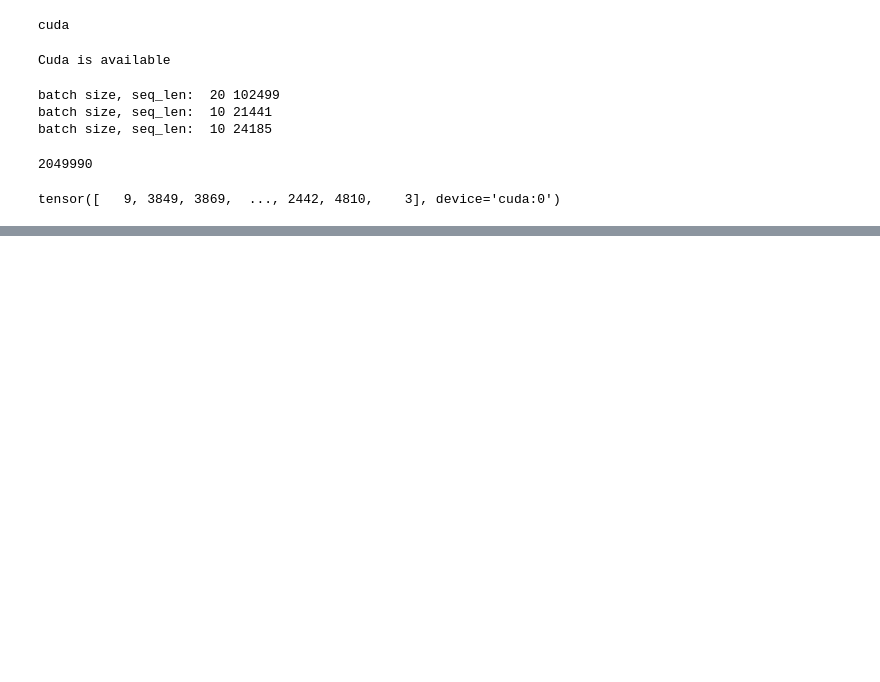
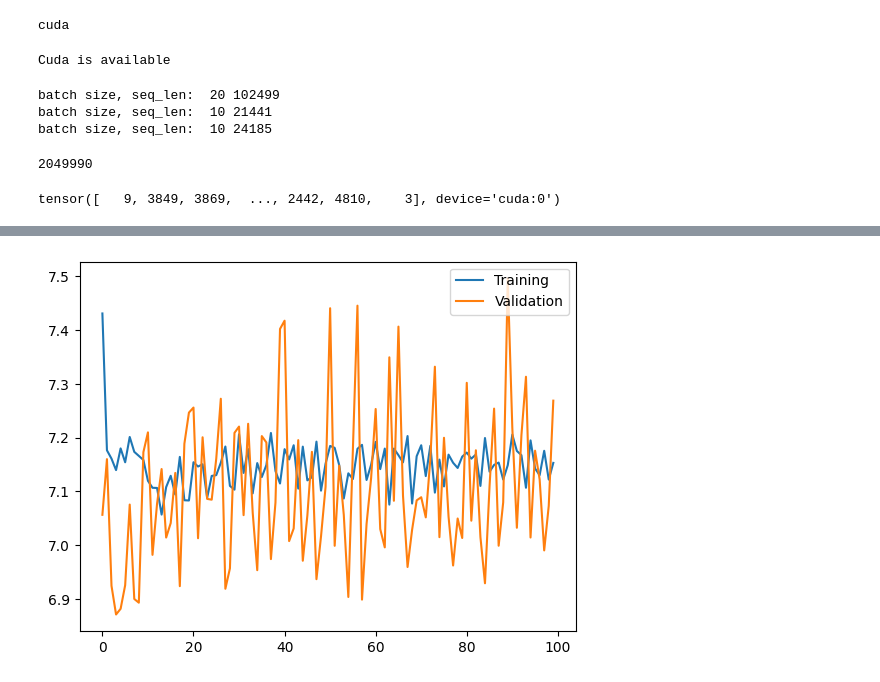
Before and after one commit to BlayvasD/SemanticGeometry, a Jupyter notebook: SemGemB_train.ipynb, the cells around one changed output, grey strips where cells are left out. Drawn from its saved outputs; the diff is of its cells as text; code cells hidden in the pictures; blank space fills up the shorter version.

```diff
--- a/SemGemB_train.ipynb
+++ b/SemGemB_train.ipynb
@@ -360,5 +440,7 @@ np.array(train_losses).round(3)
 # %%
-import matplotlib.pyplot as plt
-
-plt.plot(train_losses)
+plt.plot(train_losses, label='Training')
+plt.plot(valid_losses, label='Validation')
+plt.legend()
 plt.show()
+# %% [output]
+[figure, added]
```
Also changed, not shown: parts of 14 cells of this notebook.
